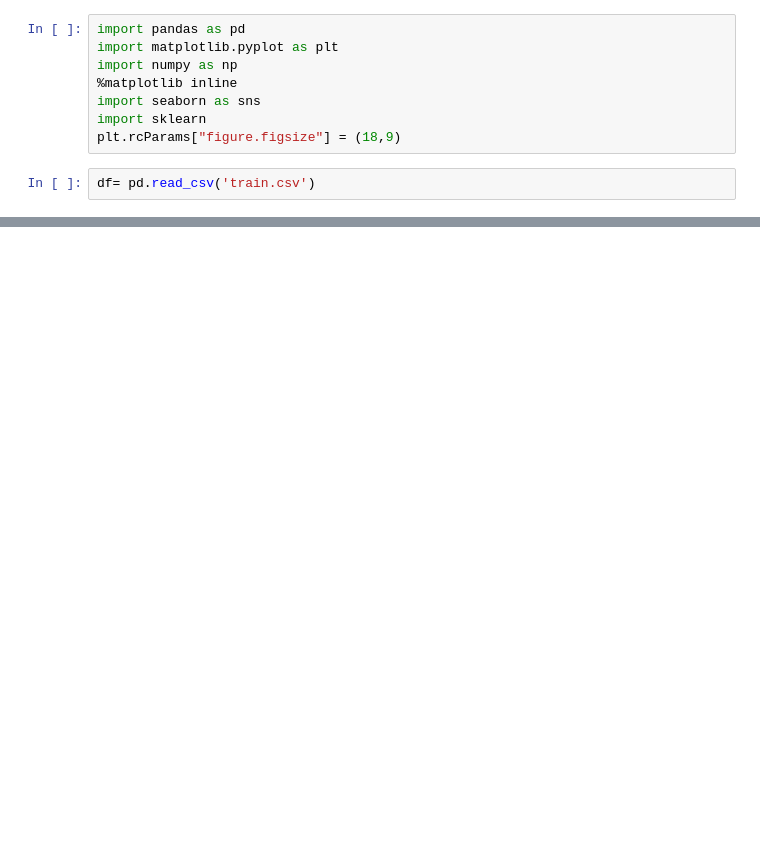
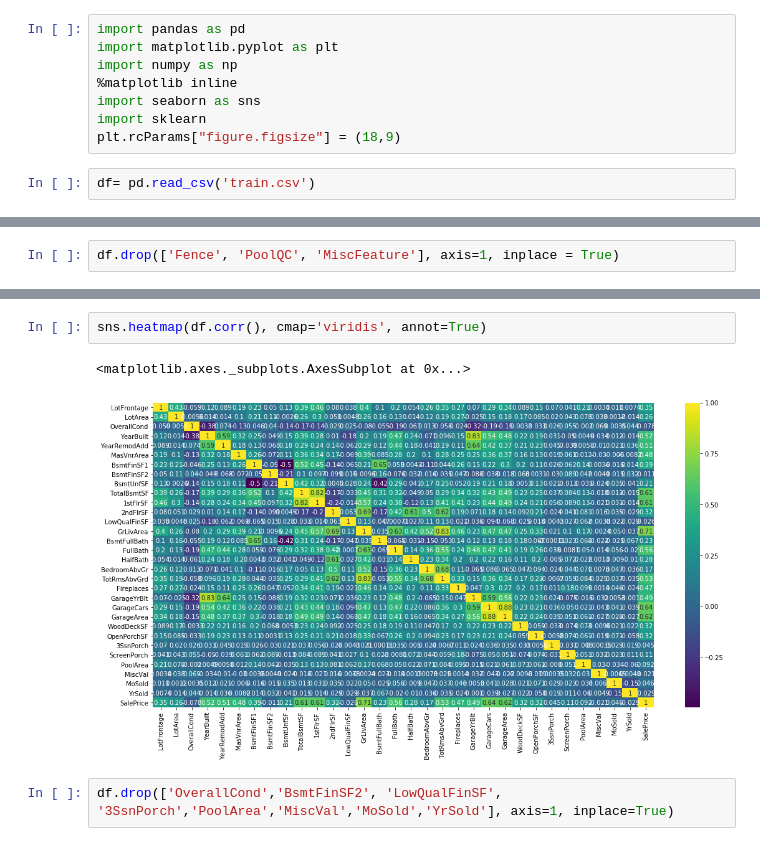
Before and after one commit to shaz13/Kaggle-Competitions, a Jupyter notebook: House Prices/House Price Predictions.ipynb, the cells around one changed output, grey strips where cells are left out. Saved outputs shown, nothing was run; the diff lists cells and outputs as text; blank space fills up the shorter version.

```diff
--- a/House Prices/House Price Predictions.ipynb
+++ b/House Prices/House Price Predictions.ipynb
@@ -44,0 +79,2 @@ sns.heatmap(df.isnull(), cmap='viridis')
+# %%
+df.drop(['Fence', 'PoolQC', 'MiscFeature'], axis=1, inplace = True)
@@ -44,0 +90,7 @@ sns.heatmap(df.isnull(), cmap='viridis')
+# %%
+sns.heatmap(df.corr(), cmap='viridis', annot=True)
+# %% [output]
+<matplotlib.axes._subplots.AxesSubplot at 0x...>
+[figure, added]
+# %%
+df.drop(['OverallCond','BsmtFinSF2', 'LowQualFinSF', '3SsnPorch','PoolArea','MiscVal','MoSold','YrSold'], axis=1, inplace=True)
```
Also changed, not shown: parts of 24 cells of this notebook, 1 other file.
